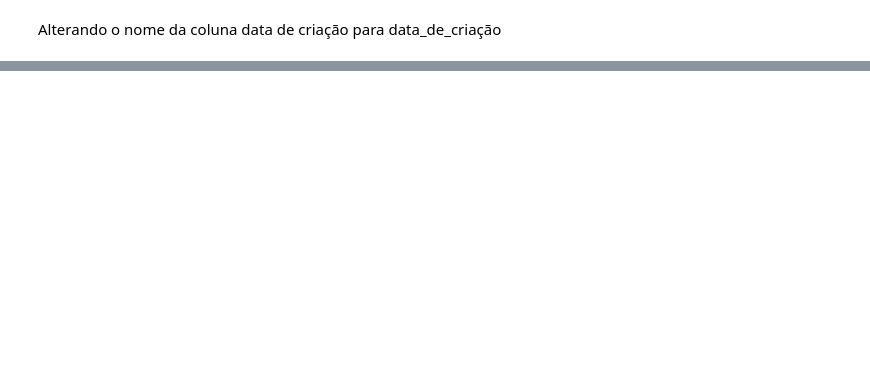
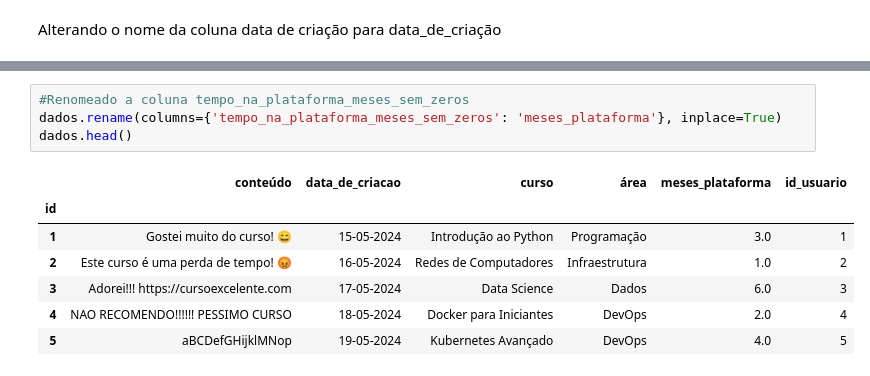
Before and after one commit to mariaiteixeira/desafio_dados, a Jupyter notebook: Desafio_Data_Science.ipynb, the cells around one changed output, grey strips where cells are left out. Saved outputs shown, nothing was run; the diff lists cells and outputs as text; blank space fills up the shorter version.

Commit message:
Renomeando a coluna tempo_na_plataforma_meses_sem_zeros

```diff
--- a/Desafio_Data_Science.ipynb
+++ b/Desafio_Data_Science.ipynb
@@ -145,3 +145,15 @@ dados.head()
 | 3 | Adorei!!! https://cursoexcelente.com | 17-05-2024 | Data Science | Dados | 6.0 | 3 |
 | 4 | NAO RECOMENDO!!!!!! PESSIMO CURSO | 18-05-2024 | Docker para Iniciantes | DevOps | 2.0 | 4 |
 | 5 | aBCDefGHijklMNop | 19-05-2024 | Kubernetes Avançado | DevOps | 4.0 | 5 |
+# %%
+#Renomeado a coluna tempo_na_plataforma_meses_sem_zeros
+dados.rename(columns={'tempo_na_plataforma_meses_sem_zeros': 'meses_plataforma'}, inplace=True)
+dados.head()
+# %% [output]
+|  | conteúdo | data_de_criacao | curso | área | meses_plataforma | id_usuario |
+| id |  |  |  |  |  |  |
+| 1 | Gostei muito do curso! 😄 | 15-05-2024 | Introdução ao Python | Programação | 3.0 | 1 |
+| 2 | Este curso é uma perda de tempo! 😡 | 16-05-2024 | Redes de Computadores | Infraestrutura | 1.0 | 2 |
+| 3 | Adorei!!! https://cursoexcelente.com | 17-05-2024 | Data Science | Dados | 6.0 | 3 |
+| 4 | NAO RECOMENDO!!!!!! PESSIMO CURSO | 18-05-2024 | Docker para Iniciantes | DevOps | 2.0 | 4 |
+| 5 | aBCDefGHijklMNop | 19-05-2024 | Kubernetes Avançado | DevOps | 4.0 | 5 |
```
